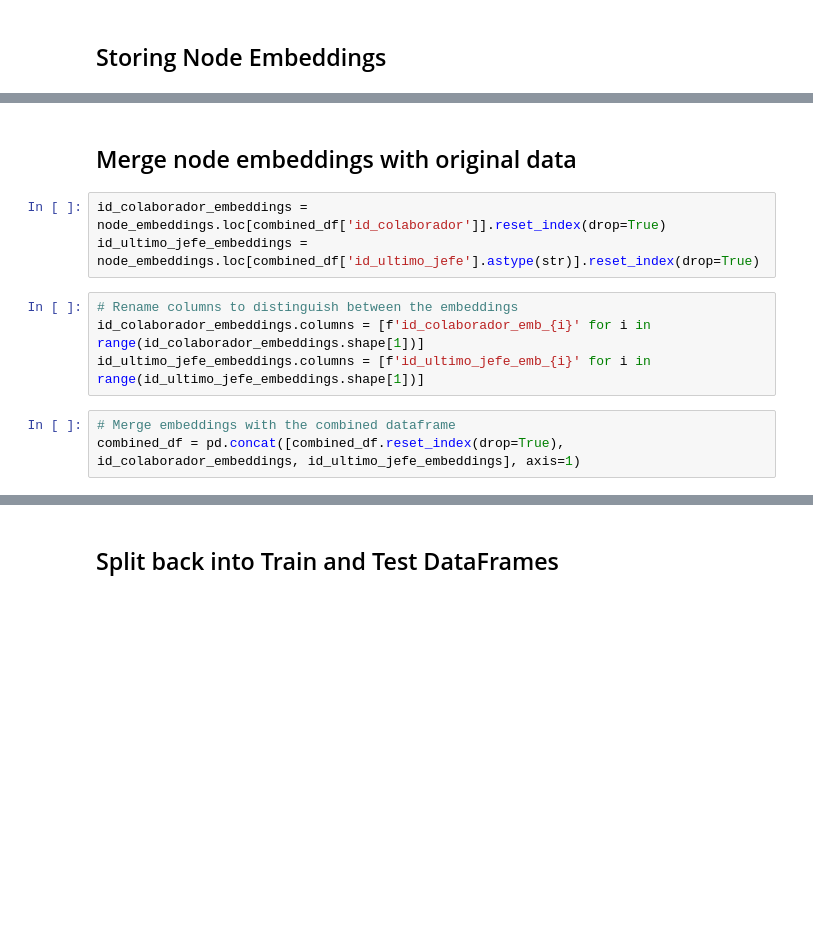
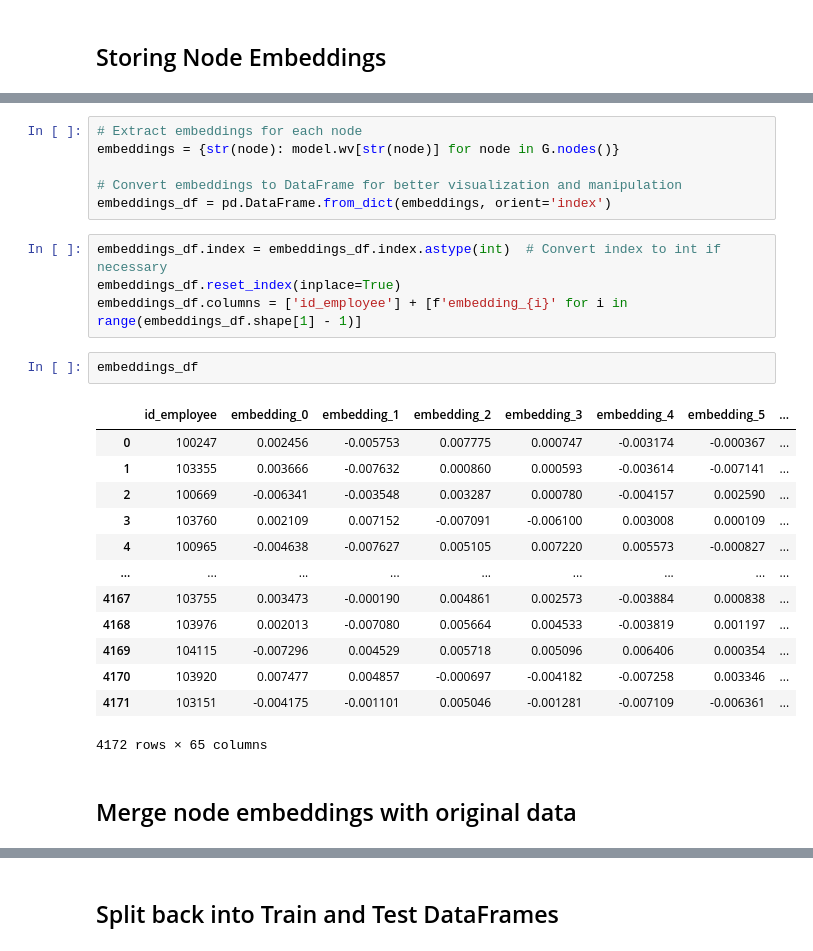
Before and after one commit to Wiferpagri/High-Performance-Employee-Resign-Prediction, a Jupyter notebook: notebooks/4.0-wfp-node-generation.ipynb, the cells around one changed output, grey strips where cells are left out. Drawn from its saved outputs; the diff is of its cells as text; blank space fills up the shorter version.

```diff
--- a/notebooks/4.0-wfp-node-generation.ipynb
+++ b/notebooks/4.0-wfp-node-generation.ipynb
@@ -91,12 +78,28 @@ node_embeddings
+# %%
+# Extract embeddings for each node
+embeddings = {str(node): model.wv[str(node)] for node in G.nodes()}
+
+# Convert embeddings to DataFrame for better visualization and manipulation
+embeddings_df = pd.DataFrame.from_dict(embeddings, orient='index')
+# %%
+embeddings_df.index = embeddings_df.index.astype(int)  # Convert index to int if necessary
+embeddings_df.reset_index(inplace=True)
+embeddings_df.columns = ['id_employee'] + [f'embedding_{i}' for i in range(embeddings_df.shape[1] - 1)]
+# %%
+embeddings_df
+# %% [output]
+|  | id_employee | embedding_0 | embedding_1 | embedding_2 | embedding_3 | embedding_4 | embedding_5 | ... |
+| 0 | 100247 | 0.002456 | -0.005753 | 0.007775 | 0.000747 | -0.003174 | -0.000367 | ... |
+| 1 | 103355 | 0.003666 | -0.007632 | 0.000860 | 0.000593 | -0.003614 | -0.007141 | ... |
+| 2 | 100669 | -0.006341 | -0.003548 | 0.003287 | 0.000780 | -0.004157 | 0.002590 | ... |
+| 3 | 103760 | 0.002109 | 0.007152 | -0.007091 | -0.006100 | 0.003008 | 0.000109 | ... |
+| 4 | 100965 | -0.004638 | -0.007627 | 0.005105 | 0.007220 | 0.005573 | -0.000827 | ... |
+| ... | ... | ... | ... | ... | ... | ... | ... | ... |
+| 4167 | 103755 | 0.003473 | -0.000190 | 0.004861 | 0.002573 | -0.003884 | 0.000838 | ... |
+| 4168 | 103976 | 0.002013 | -0.007080 | 0.005664 | 0.004533 | -0.003819 | 0.001197 | ... |
+| 4169 | 104115 | -0.007296 | 0.004529 | 0.005718 | 0.005096 | 0.006406 | 0.000354 | ... |
+| 4170 | 103920 | 0.007477 | 0.004857 | -0.000697 | -0.004182 | -0.007258 | 0.003346 | ... |
+| 4171 | 103151 | -0.004175 | -0.001101 | 0.005046 | -0.001281 | -0.007109 | -0.006361 | ... |
+4172 rows × 65 columns
 # %% [markdown]
 ## Merge node embeddings with original data
-# %%
-id_colaborador_embeddings = node_embeddings.loc[combined_df['id_colaborador']].reset_index(drop=True)
-id_ultimo_jefe_embeddings = node_embeddings.loc[combined_df['id_ultimo_jefe'].astype(str)].reset_index(drop=True)
-# %%
-# Rename columns to distinguish between the embeddings
-id_colaborador_embeddings.columns = [f'id_colaborador_emb_{i}' for i in range(id_colaborador_embeddings.shape[1])]
-id_ultimo_jefe_embeddings.columns = [f'id_ultimo_jefe_emb_{i}' for i in range(id_ultimo_jefe_embeddings.shape[1])]
-# %%
-# Merge embeddings with the combined dataframe
-combined_df = pd.concat([combined_df.reset_index(drop=True), id_colaborador_embeddings, id_ultimo_jefe_embeddings], axis=1)
```
Also changed, not shown: parts of 17 cells of this notebook, 2 other files.
